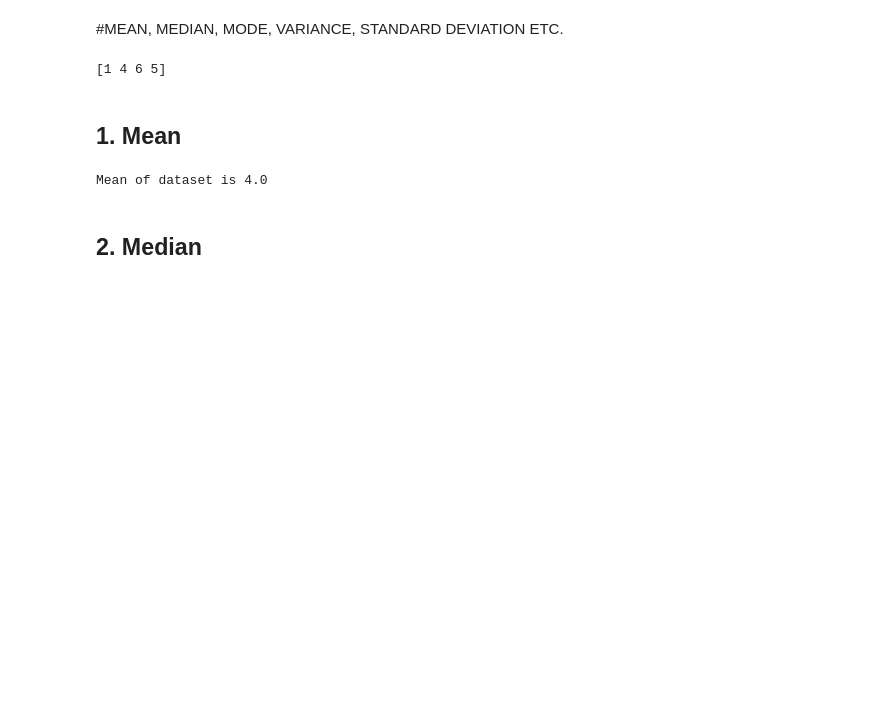
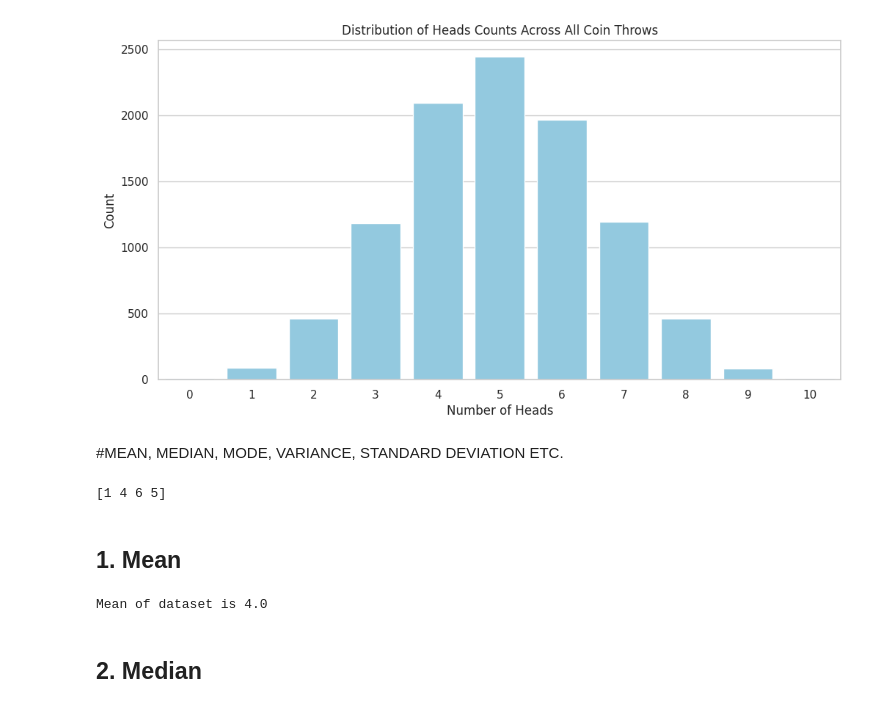
Before and after one commit to gmdeorozco/Probability-Distribution-Problems-Python-Solutions-, a Jupyter notebook: Mean_Median_Variance_etc.ipynb, the cells around one changed output. Drawn from its saved outputs; the diff is of its cells as text; code cells hidden in the pictures; blank space fills up the shorter version.

```diff
--- a/Mean_Median_Variance_etc.ipynb
+++ b/Mean_Median_Variance_etc.ipynb
@@ -3,3 +53,26 @@
+# %%
+# Plot the column chart using Seaborn
+dict_heads = dict()
+
+for n in heads_counts:
+  if n in dict_heads:
+    dict_heads[n] += 1
+  else:
+    dict_heads[n] = 1
+
+sns.set(style="whitegrid")
+plt.figure(figsize=(12, 6))
+sns.barplot(x=list(dict_heads.keys()), y=list(dict_heads.values()), color='skyblue')
+
+# Add labels and title
+plt.xlabel('Number of Heads')
+plt.ylabel('Count')
+plt.title('Distribution of Heads Counts Across All Coin Throws')
+
+# Show the plot
+plt.show()
+# %% [output]
+[figure, added]
 # %% [markdown]
 #MEAN, MEDIAN, MODE, VARIANCE, STANDARD DEVIATION ETC.
 # %%
```
Also changed, not shown: parts of 3 cells of this notebook.
